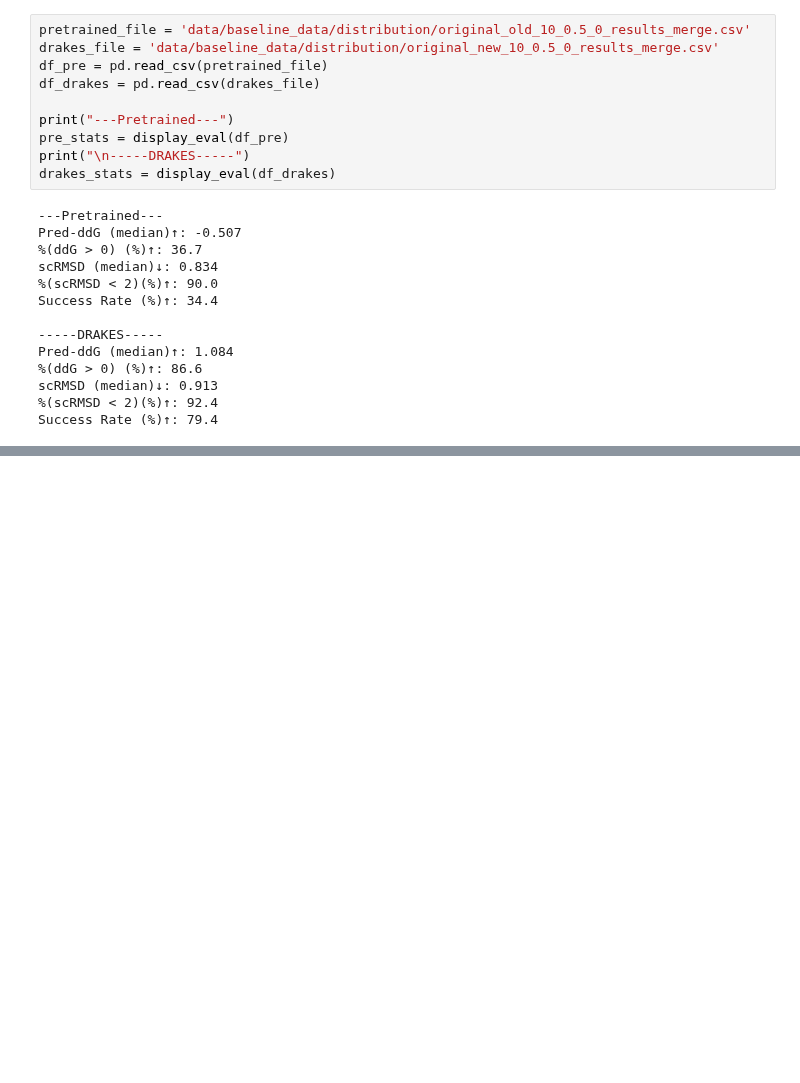
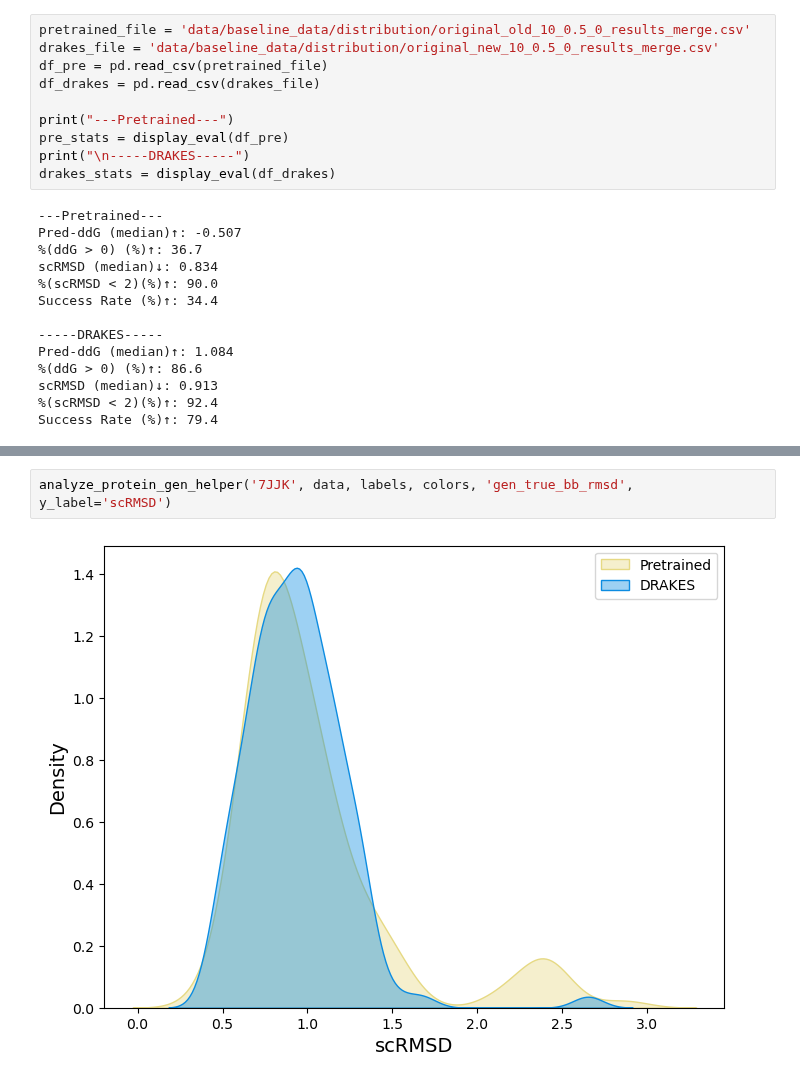
Before and after one commit to shainotshy1/BLISS_Experiments, a Jupyter notebook: DRAKES/analyze_new_distributions.ipynb, the cells around one changed output, grey strips where cells are left out. Drawn from its saved outputs; the diff is of its cells as text; blank space fills up the shorter version.

```diff
--- a/DRAKES/analyze_new_distributions.ipynb
+++ b/DRAKES/analyze_new_distributions.ipynb
@@ -36,0 +36,4 @@ analyze_protein_gen_helper('7JJK', data, labels, colors)
+# %%
+analyze_protein_gen_helper('7JJK', data, labels, colors, 'gen_true_bb_rmsd', y_label='scRMSD')
+# %% [output]
+[figure, added]
```
Also changed, not shown: parts of 13 cells of this notebook, 31 other files.
